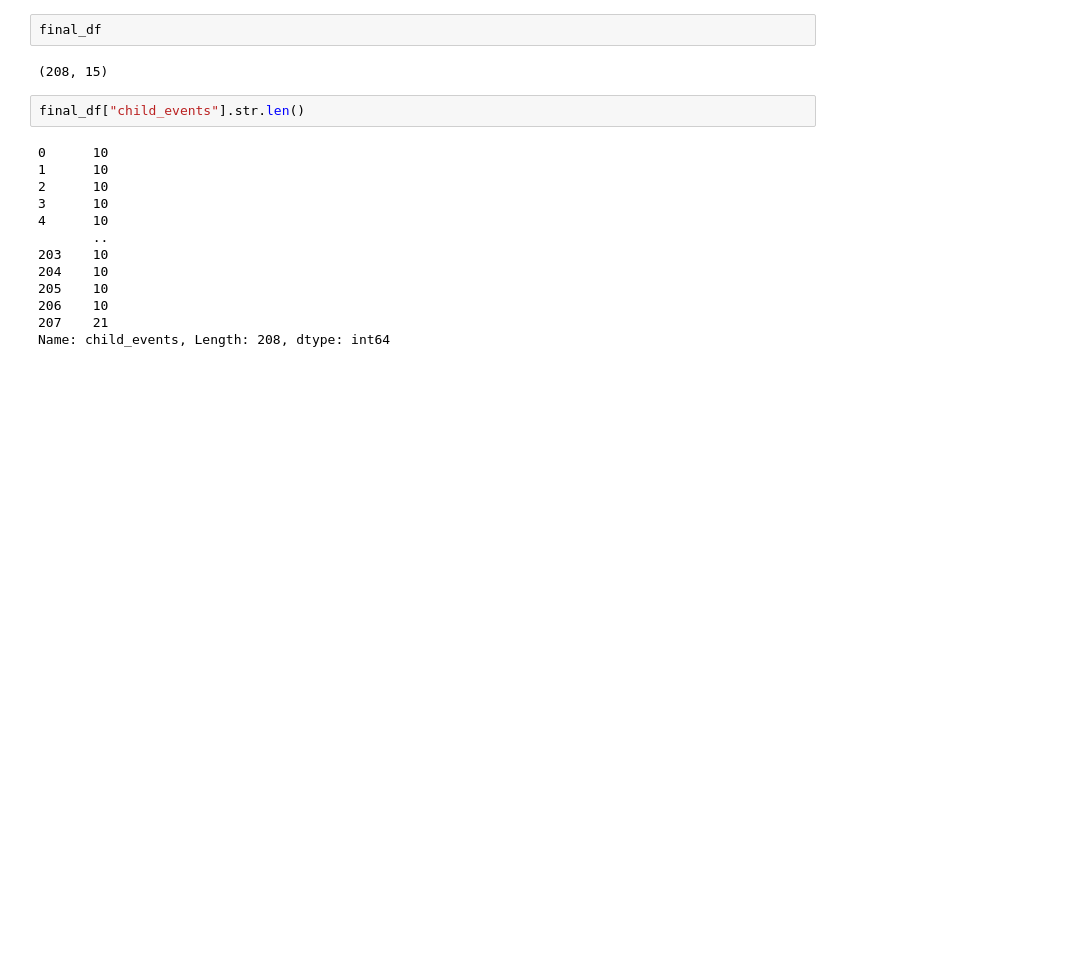
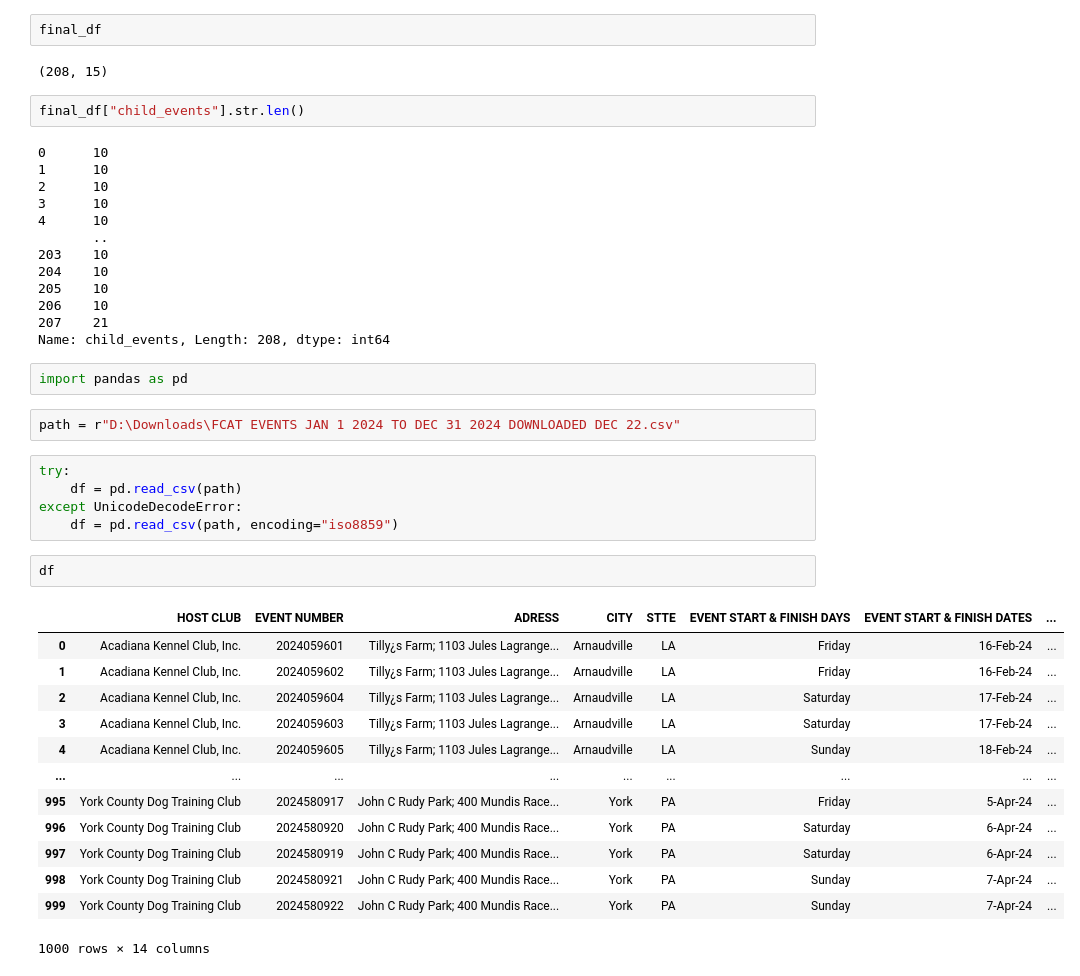
Before and after one commit to Pechi77/update_events_streamlit, a Jupyter notebook: Untitled.ipynb, the cells around one changed output. Saved outputs shown, nothing was run; the diff lists cells and outputs as text; blank space fills up the shorter version.

```diff
--- a/Untitled.ipynb
+++ b/Untitled.ipynb
@@ -517,3 +515,28 @@ final_df["child_events"].str.len()
 206    10
 207    21
 Name: child_events, Length: 208, dtype: int64
+# %%
+import pandas as pd
+# %%
+path = r"D:\Downloads\FCAT EVENTS JAN 1 2024 TO DEC 31 2024 DOWNLOADED DEC 22.csv"
+# %%
+try:
+    df = pd.read_csv(path)
+except UnicodeDecodeError:
+    df = pd.read_csv(path, encoding="iso8859")
+# %%
+df
+# %% [output]
+|  | HOST CLUB | EVENT NUMBER | ADRESS | CITY | STTE | EVENT START & FINISH DAYS | EVENT START & FINISH DATES | ... |
+| 0 | Acadiana Kennel Club, Inc. | 2024059601 | Tilly¿s Farm; 1103 Jules Lagrange... | Arnaudville | LA | Friday | 16-Feb-24 | ... |
+| 1 | Acadiana Kennel Club, Inc. | 2024059602 | Tilly¿s Farm; 1103 Jules Lagrange... | Arnaudville | LA | Friday | 16-Feb-24 | ... |
+| 2 | Acadiana Kennel Club, Inc. | 2024059604 | Tilly¿s Farm; 1103 Jules Lagrange... | Arnaudville | LA | Saturday | 17-Feb-24 | ... |
+| 3 | Acadiana Kennel Club, Inc. | 2024059603 | Tilly¿s Farm; 1103 Jules Lagrange... | Arnaudville | LA | Saturday | 17-Feb-24 | ... |
+| 4 | Acadiana Kennel Club, Inc. | 2024059605 | Tilly¿s Farm; 1103 Jules Lagrange... | Arnaudville | LA | Sunday | 18-Feb-24 | ... |
+| ... | ... | ... | ... | ... | ... | ... | ... | ... |
+| 995 | York County Dog Training Club | 2024580917 | John C Rudy Park; 400 Mundis Race... | York | PA | Friday | 5-Apr-24 | ... |
+| 996 | York County Dog Training Club | 2024580920 | John C Rudy Park; 400 Mundis Race... | York | PA | Saturday | 6-Apr-24 | ... |
+| 997 | York County Dog Training Club | 2024580919 | John C Rudy Park; 400 Mundis Race... | York | PA | Saturday | 6-Apr-24 | ... |
+| 998 | York County Dog Training Club | 2024580921 | John C Rudy Park; 400 Mundis Race... | York | PA | Sunday | 7-Apr-24 | ... |
+| 999 | York County Dog Training Club | 2024580922 | John C Rudy Park; 400 Mundis Race... | York | PA | Sunday | 7-Apr-24 | ... |
+1000 rows × 14 columns
```
Also changed, not shown: parts of 28 cells of this notebook, 2 other files.
